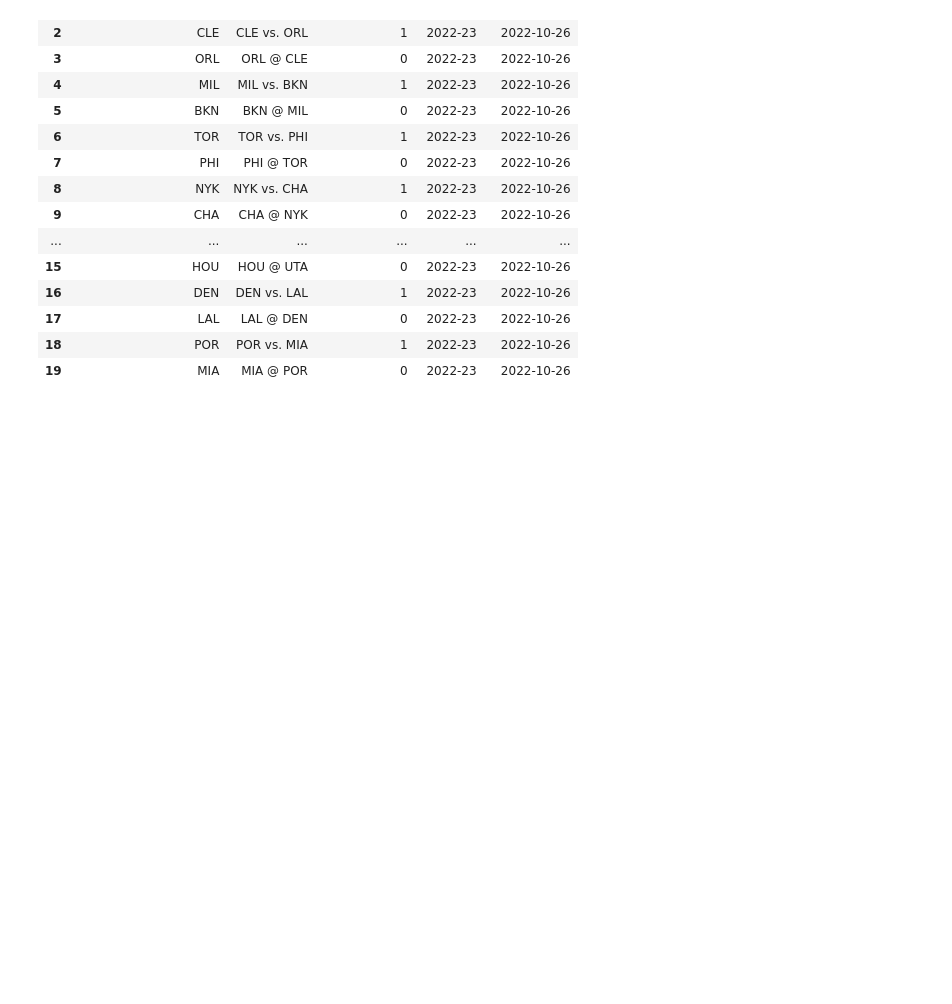
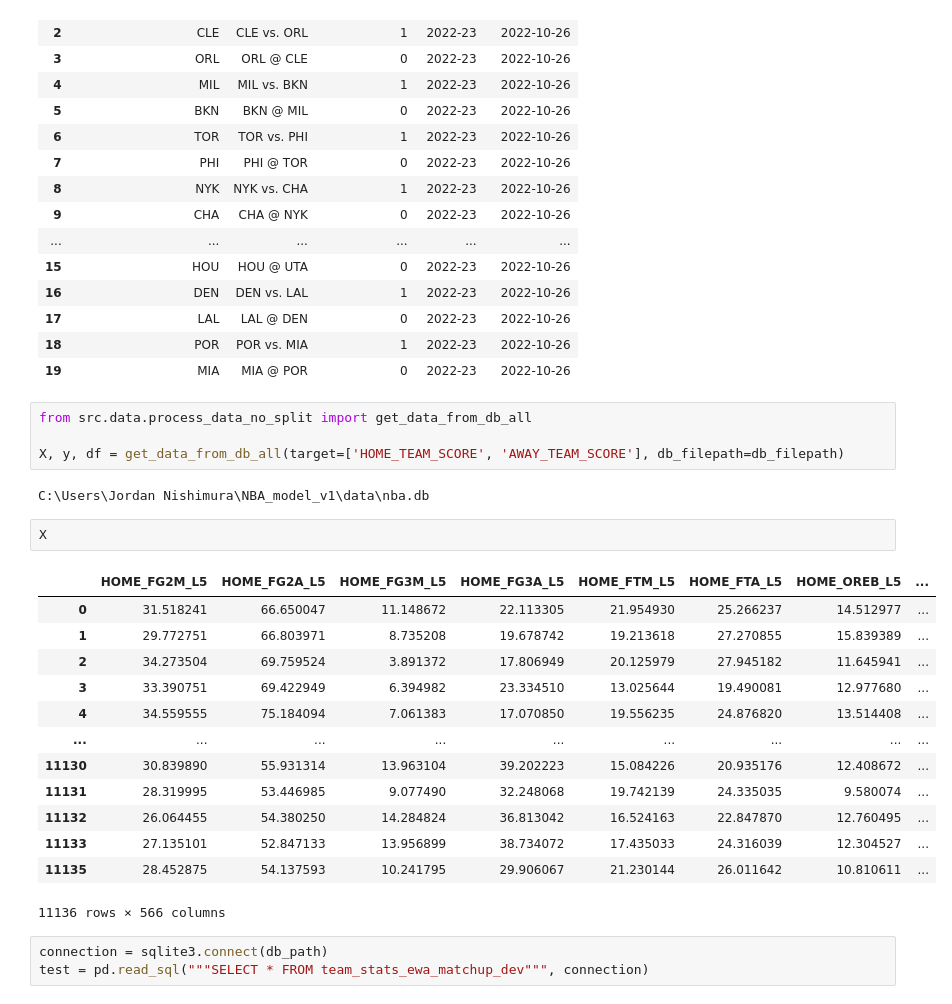
Before and after one commit to jnish23/NBA_Model_V2, a Jupyter notebook: notebooks/RegressionModelToProduction.ipynb, the cells around one changed output. Saved outputs shown, nothing was run; the diff lists cells and outputs as text; blank space fills up the shorter version.

```diff
--- a/notebooks/RegressionModelToProduction.ipynb
+++ b/notebooks/RegressionModelToProduction.ipynb
@@ -1219,3 +1261,28 @@ todays_matchups
 | 17 | LAL | LAL @ DEN | 0 | 2022-23 | 2022-10-26 |
 | 18 | POR | POR vs. MIA | 1 | 2022-23 | 2022-10-26 |
 | 19 | MIA | MIA @ POR | 0 | 2022-23 | 2022-10-26 |
+# %%
+from src.data.process_data_no_split import get_data_from_db_all
+
+X, y, df = get_data_from_db_all(target=['HOME_TEAM_SCORE', 'AWAY_TEAM_SCORE'], db_filepath=db_filepath)
+# %% [output]
+C:\Users\Jordan Nishimura\NBA_model_v1\data\nba.db
+# %%
+X
+# %% [output]
+|  | HOME_FG2M_L5 | HOME_FG2A_L5 | HOME_FG3M_L5 | HOME_FG3A_L5 | HOME_FTM_L5 | HOME_FTA_L5 | HOME_OREB_L5 | ... |
+| 0 | 31.518241 | 66.650047 | 11.148672 | 22.113305 | 21.954930 | 25.266237 | 14.512977 | ... |
+| 1 | 29.772751 | 66.803971 | 8.735208 | 19.678742 | 19.213618 | 27.270855 | 15.839389 | ... |
+| 2 | 34.273504 | 69.759524 | 3.891372 | 17.806949 | 20.125979 | 27.945182 | 11.645941 | ... |
+| 3 | 33.390751 | 69.422949 | 6.394982 | 23.334510 | 13.025644 | 19.490081 | 12.977680 | ... |
+| 4 | 34.559555 | 75.184094 | 7.061383 | 17.070850 | 19.556235 | 24.876820 | 13.514408 | ... |
+| ... | ... | ... | ... | ... | ... | ... | ... | ... |
+| 11130 | 30.839890 | 55.931314 | 13.963104 | 39.202223 | 15.084226 | 20.935176 | 12.408672 | ... |
+| 11131 | 28.319995 | 53.446985 | 9.077490 | 32.248068 | 19.742139 | 24.335035 | 9.580074 | ... |
+| 11132 | 26.064455 | 54.380250 | 14.284824 | 36.813042 | 16.524163 | 22.847870 | 12.760495 | ... |
+| 11133 | 27.135101 | 52.847133 | 13.956899 | 38.734072 | 17.435033 | 24.316039 | 12.304527 | ... |
+| 11135 | 28.452875 | 54.137593 | 10.241795 | 29.906067 | 21.230144 | 26.011642 | 10.810611 | ... |
+11136 rows × 566 columns
+# %%
+connection = sqlite3.connect(db_path)
+test = pd.read_sql("""SELECT * FROM team_stats_ewa_matchup_dev""", connection)
```
Also changed, not shown: parts of 5 cells of this notebook, 6 other files.
